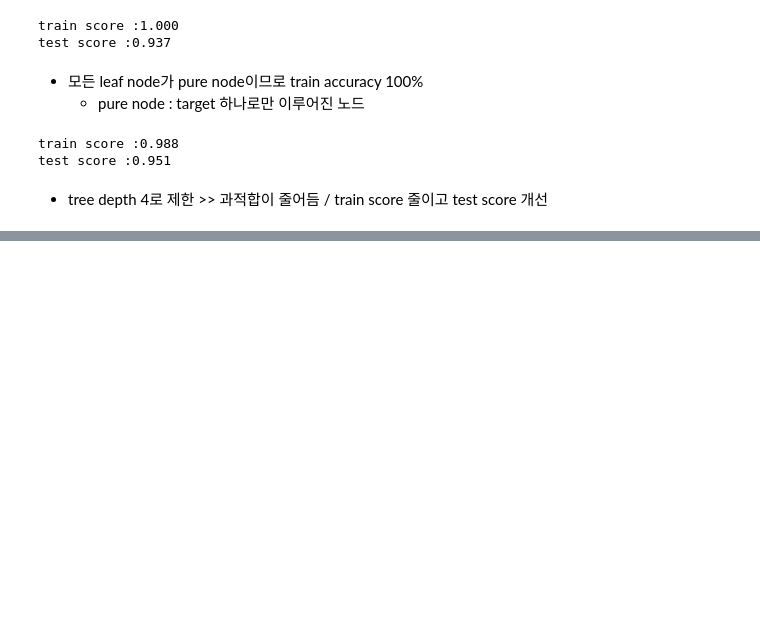
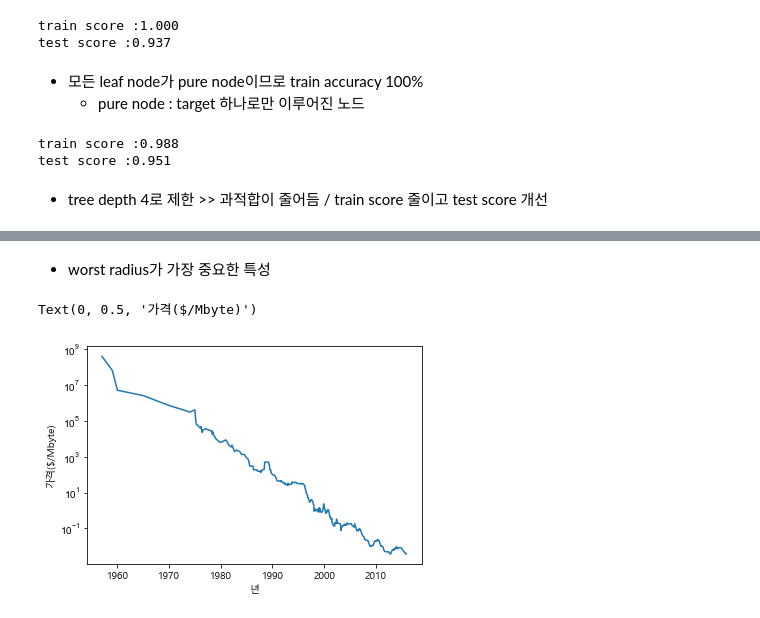
Before and after one commit to ikeven94/py_repo, a Jupyter notebook: Modeling.ipynb, the cells around one changed output, grey strips where cells are left out. Saved outputs shown, nothing was run; the diff lists cells and outputs as text; code cells hidden in the pictures; blank space fills up the shorter version.

```diff
--- a/Modeling.ipynb
+++ b/Modeling.ipynb
@@ -358,0 +380,14 @@ export_graphviz(tree, out_file="tree.dot", clas)
+# %% [markdown]
+- worst radius가 가장 중요한 특성
+# %%
+# Ram price graph
+import os
+ram_prices = pd.read_csv(os.path.join(mglearn.datasets.DATA_PATH, "ram_price.csv"))
+
+plt.yticks(fontname = "Arial")
+plt.semilogy(ram_prices.date, ram_prices.price)
+plt.xlabel("년")
+plt.ylabel("가격($/Mbyte)")
+# %% [output]
+Text(0, 0.5, '가격($/Mbyte)')
+[figure, added]
```
Also changed, not shown: parts of 8 cells of this notebook.
